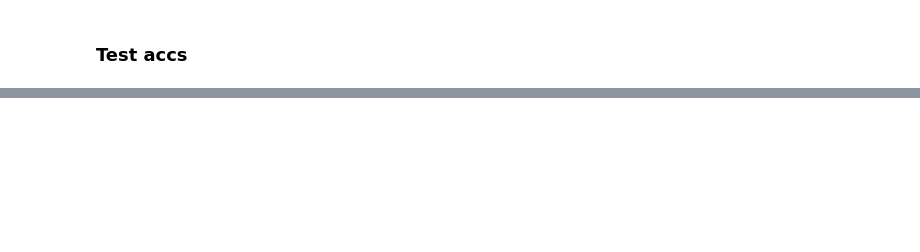
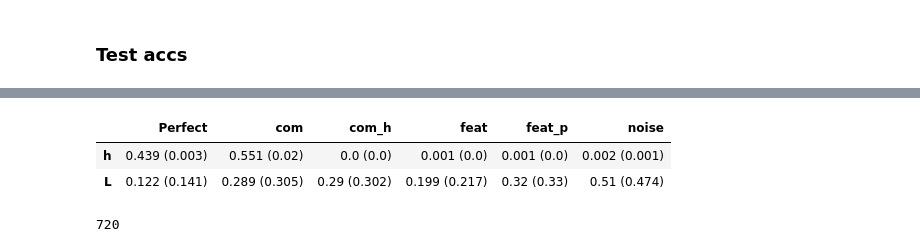
Before and after one commit to FisnikZogaj/MA, a Jupyter notebook: eval.ipynb, the cells around one changed output, grey strips where cells are left out. Saved outputs shown, nothing was run; the diff lists cells and outputs as text; code cells hidden in the pictures; blank space fills up the shorter version.

```diff
--- a/eval.ipynb
+++ b/eval.ipynb
@@ -141,0 +212,26 @@ for i, model in enumerate([[res_gcn_noise, res_gcn_perfect, res_gcn_com, res_gcn
+# %%
+def load_all_pickles_char(directory:str, graphtype: str) -> list:
+    """
+    Iterates over all pickle files in the specified directory and loads them.
+
+    :param directory: Path to the directory containing the pickle files
+    :return: A list of loaded objects from the pickle files
+    """
+    loaded_objects = []
+    final_path = os.path.join(directory, "GraphCharacteristics", graphtype)
+
+    # Iterate over all files in the directory
+    for filename in os.listdir(final_path):
+        if filename[0] == "o": #  output_.pkl
+            file_path = os.path.join(final_path, filename)
+            with open(file_path, 'rb') as file:
+                loaded_objects.append(pickle.load(file))
+
+    return loaded_objects
+# %%
+perfect = load_all_pickles_char(directory=last_exp,graphtype="perfect")
+community_relevant = load_all_pickles_char(directory=last_exp,graphtype="community_relevant")
+community_relevant_h = load_all_pickles_char(directory=last_exp,graphtype="community_relevant_heterophilic")
+cluster_relevant = load_all_pickles_char(directory=last_exp,graphtype="cluster_relevant")
+cluster_relevant_p = load_all_pickles_char(directory=last_exp,graphtype="non_seperated_cluster_relevant")
+noise = load_all_pickles_char(directory=last_exp,graphtype="noise")
@@ -141,0 +265,23 @@ for i, model in enumerate([[res_gcn_noise, res_gcn_perfect, res_gcn_com, res_gcn
+# %%
+mus = np.zeros((2, 6))
+sigs = np.zeros((2, 6))
+
+for k, m in enumerate(["h_hat", "wilks_lambda"]):
+    for i, s in enumerate([perfect, community_relevant, community_relevant_h, cluster_relevant, cluster_relevant_p, noise]):
+        y = [acc[m] for j, acc in enumerate(s)]
+        accuracy = np.mean(y)
+        sd_accuracy = np.var(y)
+        mus[k, i] += np.round(accuracy, 3)
+        sigs[k, i] += np.round(np.sqrt(sd_accuracy), 3)
+
+
+    result = np.array([[f'{a} ({b})' for a, b in zip(row_A, row_B)] for row_A, row_B in zip(mus, sigs)])
+    result = pd.DataFrame(result,
+                          index=["h", "L"],
+                          columns=["Perfect", "com", "com_h" ,"feat", "feat_p", "noise"])
+
+result
+# %% [output]
+|  | Perfect | com | com_h | feat | feat_p | noise |
+| h | 0.439 (0.003) | 0.551 (0.02) | 0.0 (0.0) | 0.001 (0.0) | 0.001 (0.0) | 0.002 (0.001) |
+| L | 0.122 (0.141) | 0.289 (0.305) | 0.29 (0.302) | 0.199 (0.217) | 0.32 (0.33) | 0.51 (0.474) |
@@ -141,0 +307,4 @@ for i, model in enumerate([[res_gcn_noise, res_gcn_perfect, res_gcn_com, res_gcn
+# %%
+4 * 6 * 30
+# %% [output]
+720
```
Also changed, not shown: parts of 15 cells of this notebook, 6 other files.
